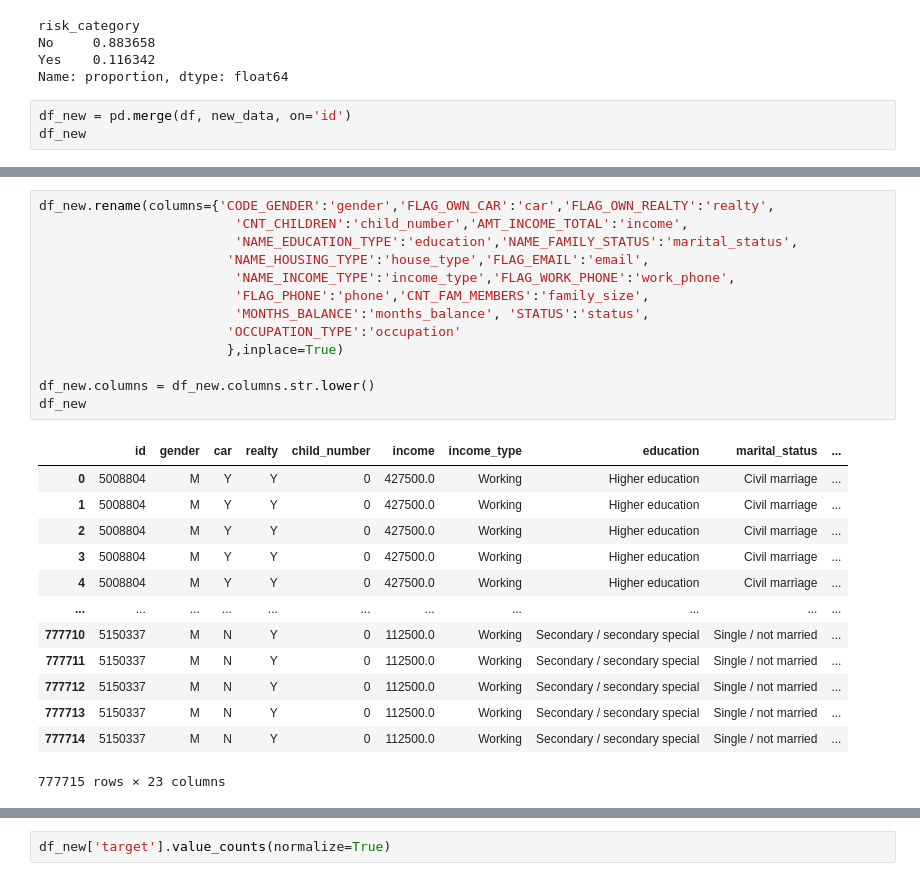
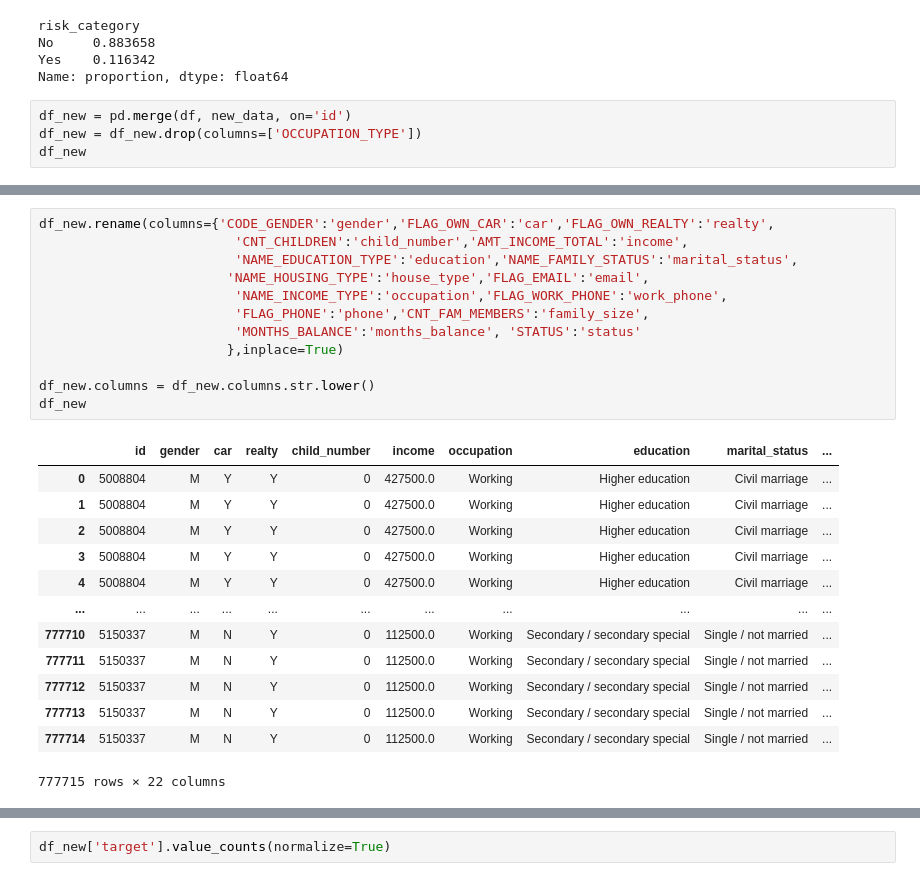
Before and after one commit to yonathanggraiwan/p2-final-project-ftds-028-hck-group-001, a Jupyter notebook: load_data_postgres.ipynb, the cells around one changed output, grey strips where cells are left out. Saved outputs shown, nothing was run; the diff lists cells and outputs as text.

```diff
--- a/load_data_postgres.ipynb
+++ b/load_data_postgres.ipynb
@@ -198,6 +198,7 @@ Yes    0.116342
 Name: proportion, dtype: float64
 # %%
 df_new = pd.merge(df, new_data, on='id')
+df_new = df_new.drop(columns=['OCCUPATION_TYPE'])
 df_new
 # %% [output]
 |  | id | CODE_GENDER | FLAG_OWN_CAR | FLAG_OWN_REALTY | CNT_CHILDREN | AMT_INCOME_TOTAL | NAME_INCOME_TYPE | ... |
@@ -216,18 +217,17 @@ df_new
 # %%
 df_new.rename(columns={'CODE_GENDER':'gender','FLAG_OWN_CAR':'car','FLAG_OWN_REALTY':'realty',
                          'CNT_CHILDREN':'child_number','AMT_INCOME_TOTAL':'income',
                          'NAME_EDUCATION_TYPE':'education','NAME_FAMILY_STATUS':'marital_status',
                         'NAME_HOUSING_TYPE':'house_type','FLAG_EMAIL':'email',
-                         'NAME_INCOME_TYPE':'income_type','FLAG_WORK_PHONE':'work_phone',
+                         'NAME_INCOME_TYPE':'occupation','FLAG_WORK_PHONE':'work_phone',
                          'FLAG_PHONE':'phone','CNT_FAM_MEMBERS':'family_size',
-                         'MONTHS_BALANCE':'months_balance', 'STATUS':'status',
-                        'OCCUPATION_TYPE':'occupation'
+                         'MONTHS_BALANCE':'months_balance', 'STATUS':'status'
                         },inplace=True)
 
 df_new.columns = df_new.columns.str.lower()
 df_new
 # %% [output]
-|  | id | gender | car | realty | child_number | income | income_type | education | marital_status | ... |
+|  | id | gender | car | realty | child_number | income | occupation | education | marital_status | ... |
 | 0 | 5008804 | M | Y | Y | 0 | 427500.0 | Working | Higher education | Civil marriage | ... |
 | 1 | 5008804 | M | Y | Y | 0 | 427500.0 | Working | Higher education | Civil marriage | ... |
 | 2 | 5008804 | M | Y | Y | 0 | 427500.0 | Working | Higher education | Civil marriage | ... |
@@ -239,4 +239,4 @@ df_new
 | 777712 | 5150337 | M | N | Y | 0 | 112500.0 | Working | Secondary / secondary special | Single / not married | ... |
 | 777713 | 5150337 | M | N | Y | 0 | 112500.0 | Working | Secondary / secondary special | Single / not married | ... |
 | 777714 | 5150337 | M | N | Y | 0 | 112500.0 | Working | Secondary / secondary special | Single / not married | ... |
-777715 rows × 23 columns
+777715 rows × 22 columns
```
Also changed, not shown: parts of 4 cells of this notebook.
